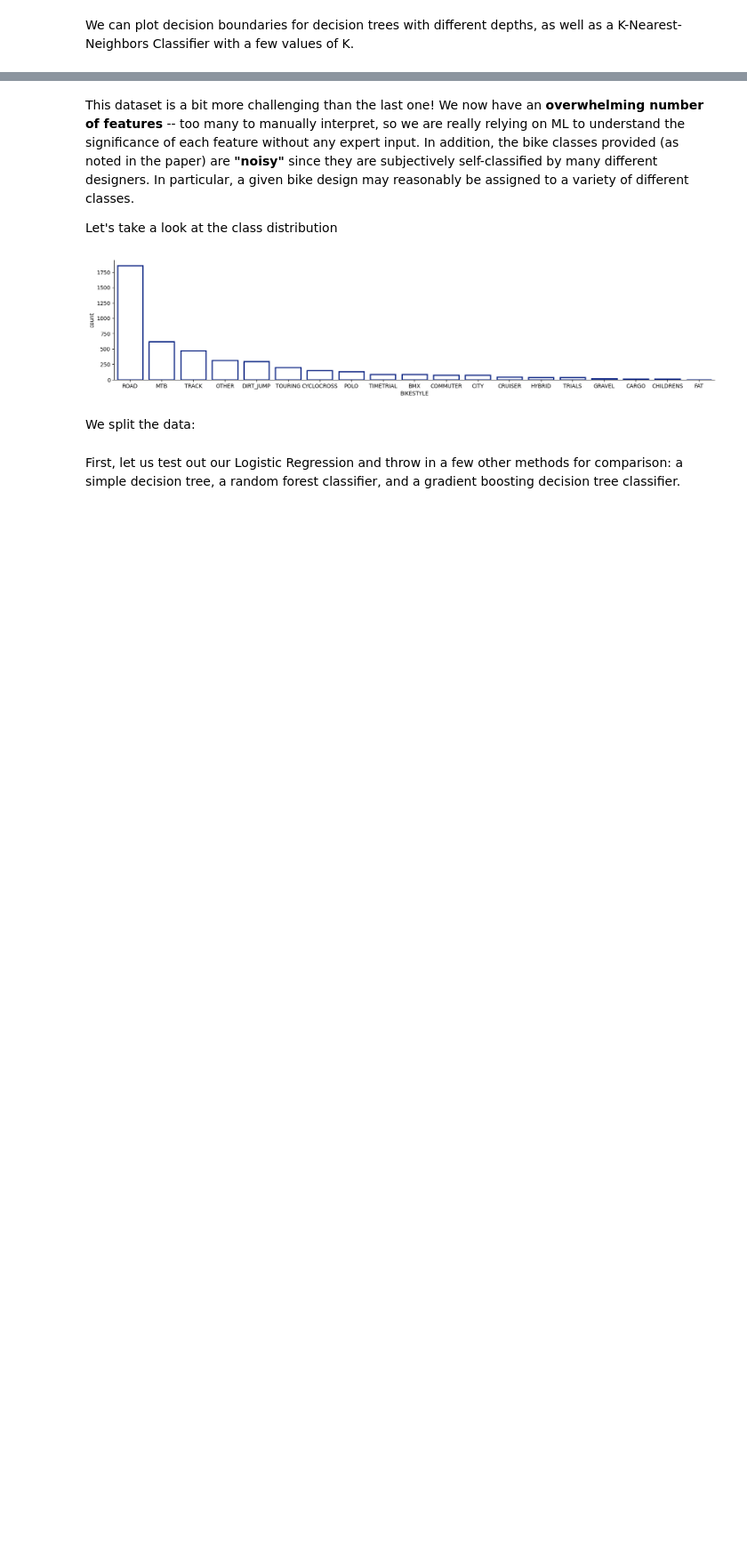
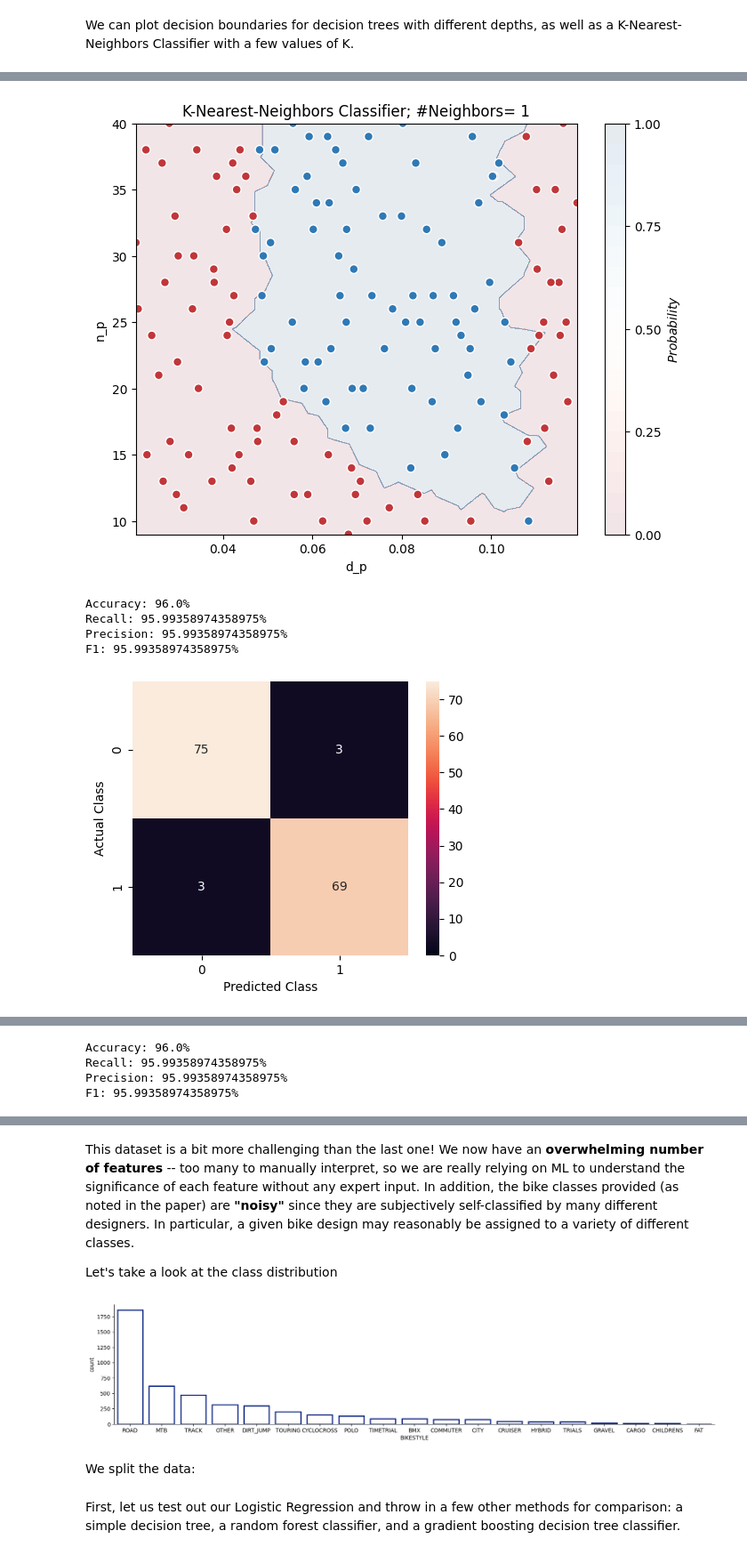
Before and after one commit to robosquiggles/2156_Demos, a Jupyter notebook: 2_156_Fall_24_Demo_3_Classification_and_Model_Selection.ipynb, the cells around one changed output, grey strips where cells are left out. Shown at 89% size. Saved outputs shown, nothing was run; the diff lists cells and outputs as text; code cells hidden in the pictures; blank space fills up the shorter version.

```diff
--- a/2_156_Fall_24_Demo_3_Classification_and_Model_Selection.ipynb
+++ b/2_156_Fall_24_Demo_3_Classification_and_Model_Selection.ipynb
@@ -262,0 +278,16 @@ Log = make_pipeline(StandardScaler(), LogisticRegression())
+# %%
+for k in [1,10,100]:
+
+    KNN_pipe = make_pipeline(StandardScaler(), KNeighborsClassifier(n_neighbors=k))
+    KNN_pipe.fit(xtrain, ytrain)
+    plotDecisionBoundary(KNN_pipe.predict_proba, f"K-Nearest-Neighbors Classifier; #Neighbors= {k}", xtest, ytest)
+    predictions = KNN_pipe.predict(xtest)
+    plot_confusion_matrix(predictions, ytest)
+    calcscores(ytest, predictions)
+# %% [output]
+[figure, added]
+Accuracy: 96.0%
+Recall: 95.99358974358975%
+Precision: 95.99358974358975%
+F1: 95.99358974358975%
+[figure, added]
@@ -262,0 +295,4 @@ Log = make_pipeline(StandardScaler(), LogisticRegression())
+Accuracy: 96.0%
+Recall: 95.99358974358975%
+Precision: 95.99358974358975%
+F1: 95.99358974358975%
```
Also changed, not shown: parts of 34 cells of this notebook.
